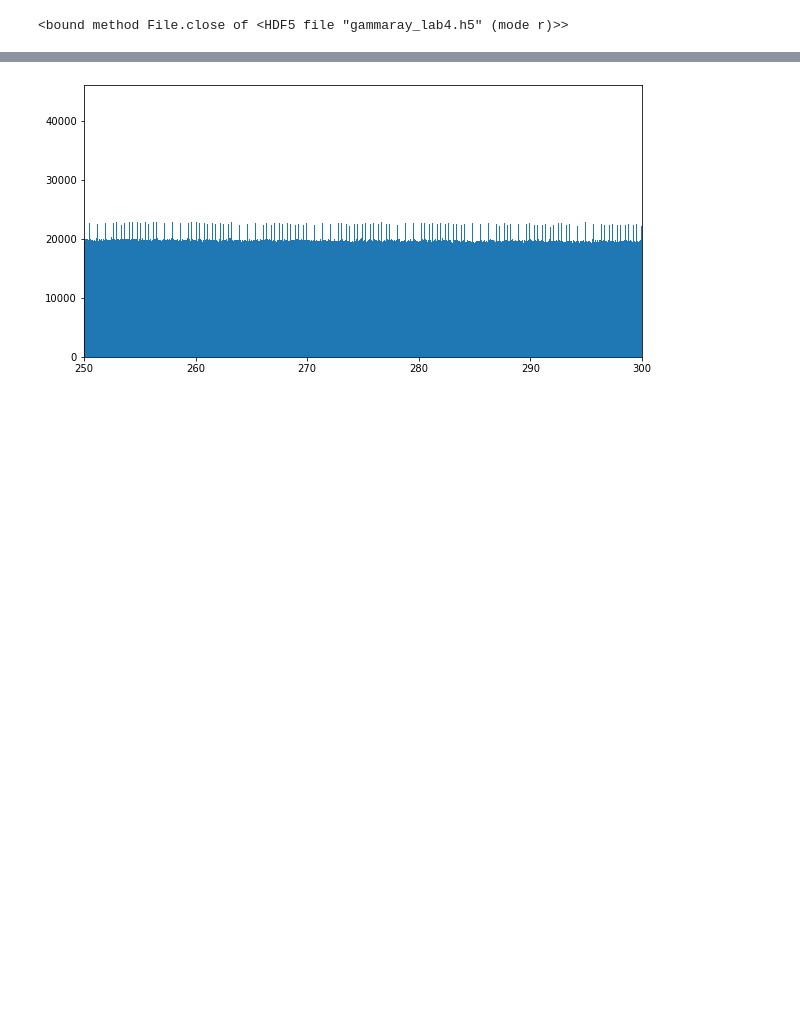
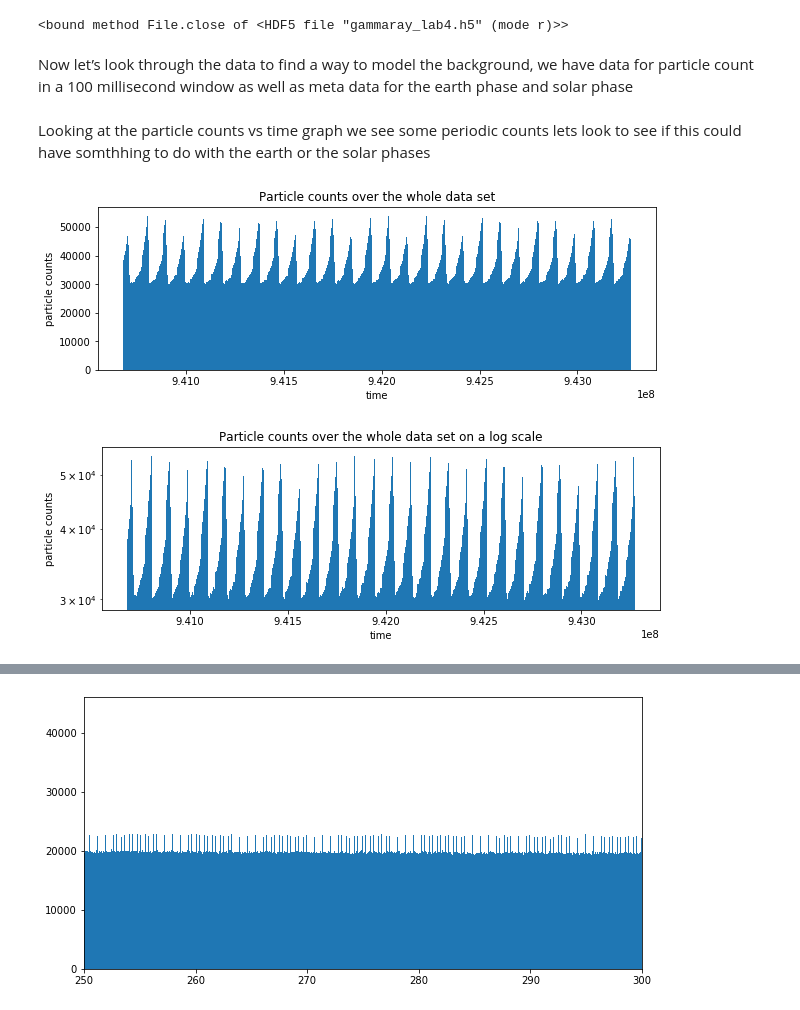
Before and after one commit to GammasBox/phys434Lab, a Jupyter notebook: Lab4.ipynb, the cells around one changed output, grey strips where cells are left out. Drawn from its saved outputs; the diff is of its cells as text; code cells hidden in the pictures; blank space fills up the shorter version.

```diff
--- a/Lab4.ipynb
+++ b/Lab4.ipynb
@@ -34,0 +41,22 @@ Data = pd.DataFrame({'time':data[0], 'Solar phase' : data[1] , 'Earth phase':dat
+# %% [markdown]
+Now let’s look through the data to find a way to model the background, we have data for particle count in a 100 millisecond window as well as meta data for the earth phase and solar phase
+# %% [markdown]
+Looking at the particle counts vs time graph we see some periodic counts lets look to see if this could have somthhing to do with the earth or the solar phases
+# %%
+
+plt.hist(Data['time'],weights=Data['particle counts'], bins=5000)
+#plt.yscale('log')
+plt.xlabel('time')
+plt.ylabel('particle counts')
+plt.title('Particle counts over the whole data set')
+plt.show()
+
+plt.hist(Data['time'],weights=Data['particle counts'], bins=5000)
+plt.yscale('log')
+plt.xlabel('time')
+plt.ylabel('particle counts')
+plt.title('Particle counts over the whole data set on a log scale')
+plt.show()
+# %% [output]
+[figure, added]
+[figure, added]
```
Also changed, not shown: parts of 36 cells of this notebook.
